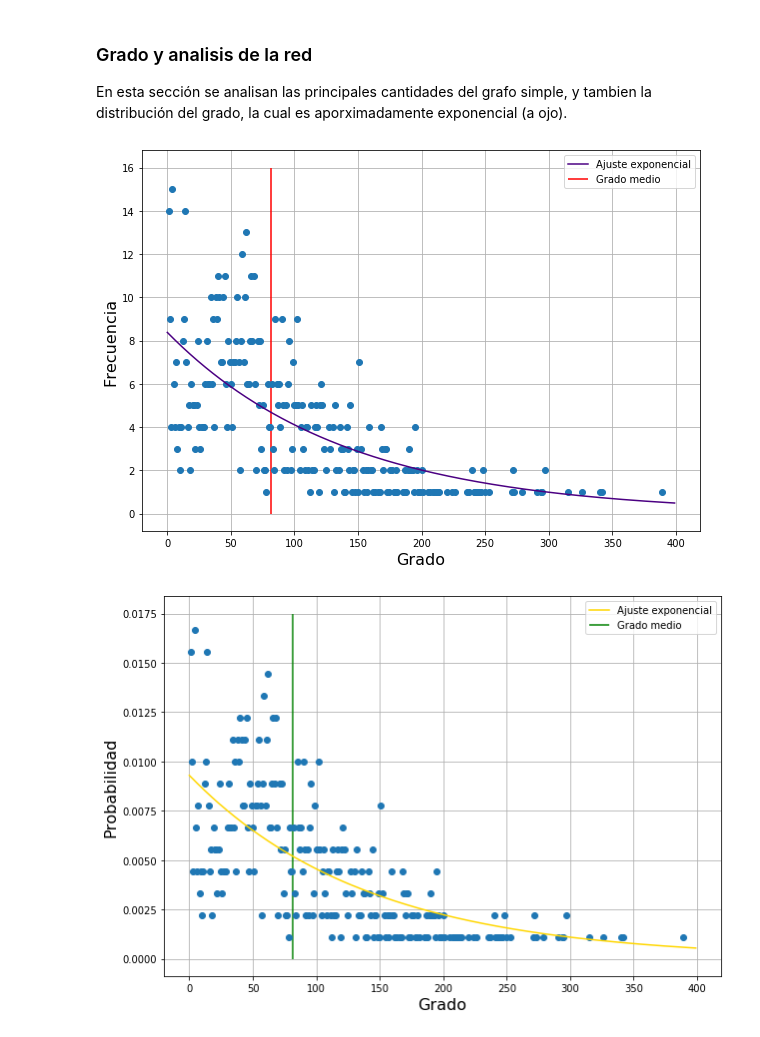
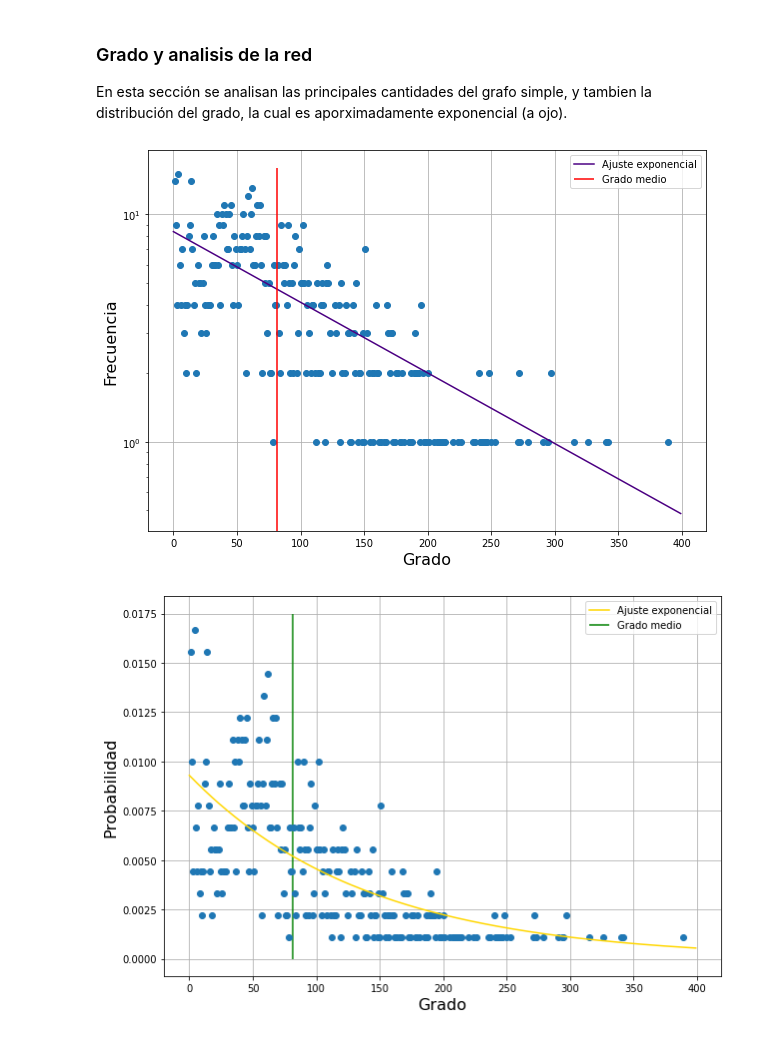
Before and after one commit to saramirezva/Tesis-congestion-Bogota, a Jupyter notebook: Red_completa_Bogota.ipynb, the cells around one changed output. Cells and saved outputs as stored; diff of their text form; code cells hidden in the pictures.

```diff
--- a/Red_completa_Bogota.ipynb
+++ b/Red_completa_Bogota.ipynb
@@ -152,16 +152,16 @@ popt1, pcov1 = curve_fit(expo, xdata = x, ydata = y)
 xspace = np.linspace(0,400, num = 400)
 # %%
 plt.figure(figsize = (10,7))
-plt.plot(x, y, 'o')
-plt.plot(expo(xspace,popt1[0], popt1[1]), color = 'indigo', label = 'Ajuste exponencial')
+plt.semilogy(x, y, 'o')
+plt.semilogy(expo(xspace,popt1[0], popt1[1]), color = 'indigo', label = 'Ajuste exponencial')
 plt.vlines(mean_degree(und_unw_graph), 0, 16, color = 'r',label = 'Grado medio')
 plt.xlabel('Grado', fontsize=16)
 plt.ylabel('Frecuencia', fontsize=16)
 plt.legend()
 plt.grid()
 plt.show()
 # %% [output]
-[figure, old version]
+[figure, new version]
 # %%
 y_array = np.asarray(y)/sum(y)
 popt2, pcov2 = curve_fit(expo, xdata = x, ydata = y_array)
```
Also changed, not shown: parts of 41 cells of this notebook.
